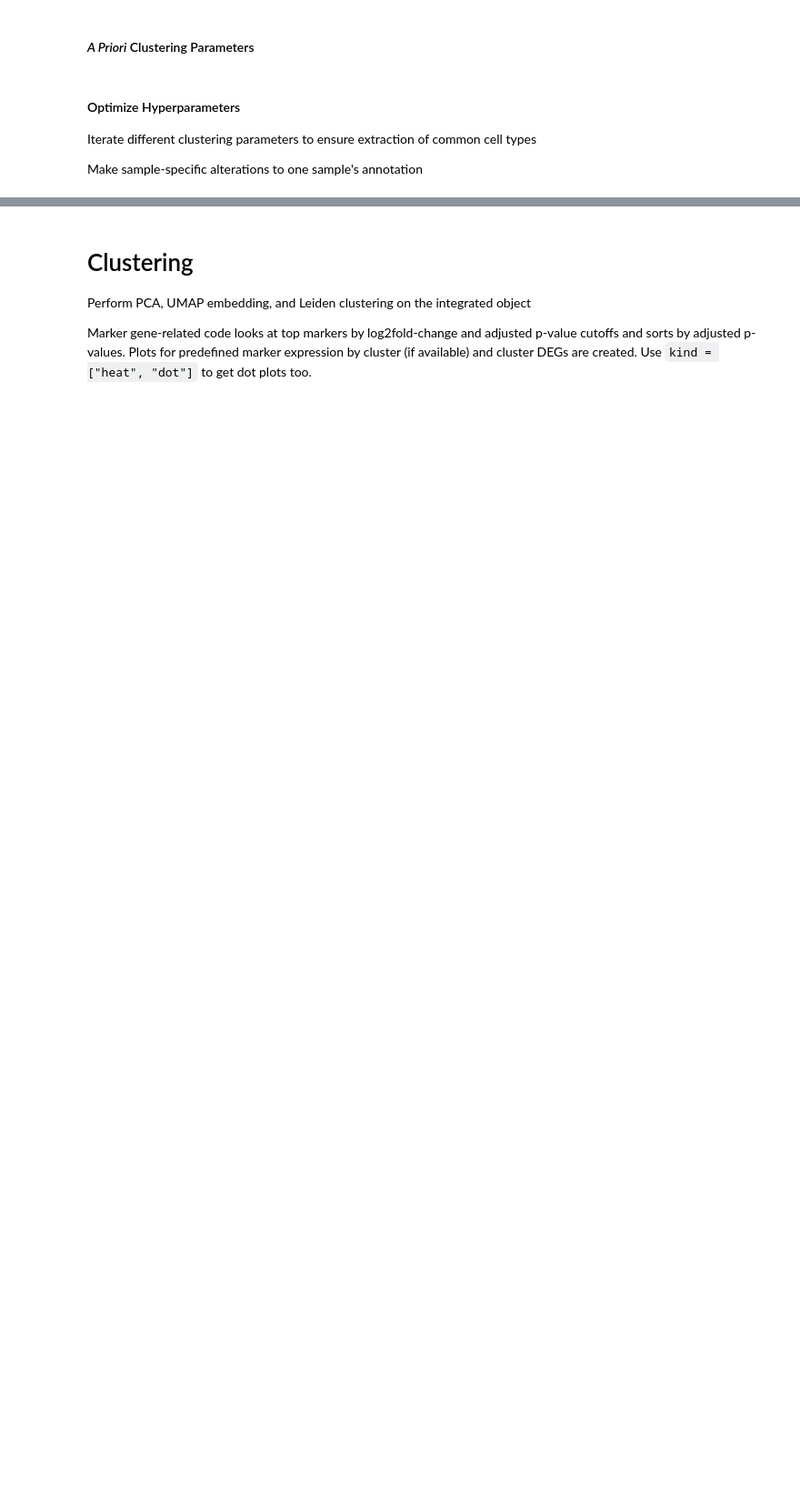
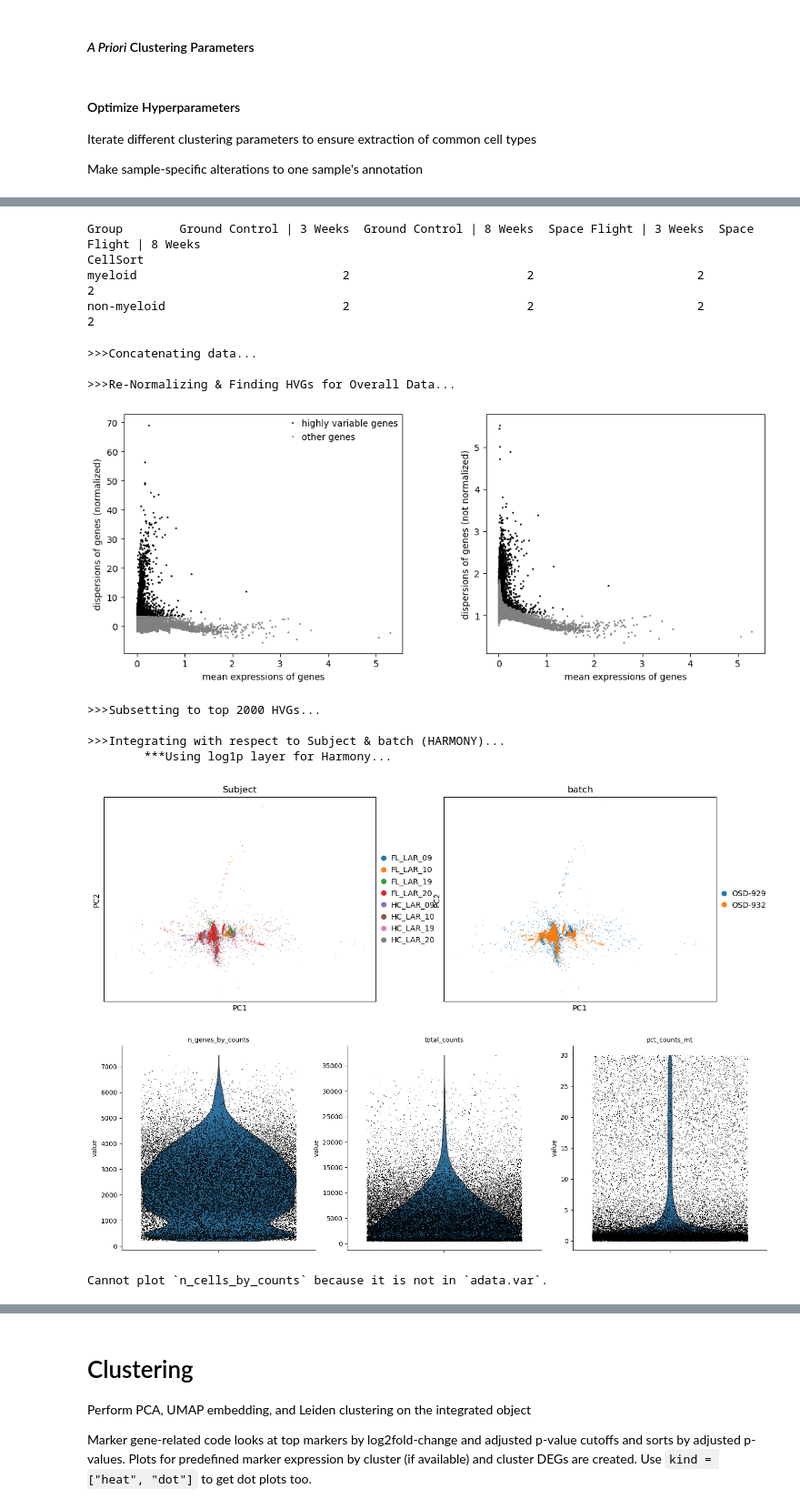
Before and after one commit to OpenScienceDataRepo/Brain_AWG, a Jupyter notebook: Senescence/create_object_929_932.ipynb, the cells around one changed output, grey strips where cells are left out. Shown at 91% size. Drawn from its saved outputs; the diff is of its cells as text; code cells hidden in the pictures; blank space fills up the shorter version.

```diff
--- a/Senescence/create_object_929_932.ipynb
+++ b/Senescence/create_object_929_932.ipynb
@@ -277,6 +298,10 @@ if "Neuron" in mks_collapsed and "Excitatory" in mks_collapsed and \
         "Excitatory"]).union(mks_collapsed["Inhibitory"])
 _ = mks_collapsed.pop("Excitatory", None)
 _ = mks_collapsed.pop("Inhibitory", None)
+if "Oligodendrocyte" in mks_collapsed and "OPC" in mks_collapsed:
+    mks_collapsed["Oligodendrocyte"] = mks_collapsed["Oligodendrocyte"].union(
+        mks_collapsed["OPC"])
+_ = mks_collapsed.pop("OPC", None)
 
 # Check Inputs
 if model_celltypist == "Mouse_Whole_Brain.pkl" and species != "Mouse":
@@ -394,10 +521,10 @@ Also include arguments to run a PCA on individual samples before integrating.
 # Options
 bounds = descriptives[["2.5%", "97.5%"]].apply(lambda x: list(
     x), axis=1).unstack("Variable")  # list top/bottom 5% (~sample, variable)
-abs_min_cells = 20  # regardless of %ile, minimum cells to retain gene
+abs_min_cells = 1  # regardless of %ile, minimum cells to retain gene
 abs_min_genes = 200  # regardless of %ile, minimum genes to retain cell
-abs_min_count = 300  # regardless of %ile, minimum counts to retain cell
-abs_max_mt = 10  # regardless of %ile, absolute maximum mitochonrial content
+abs_min_count = 500  # regardless of %ile, minimum counts to retain cell
+abs_max_mt = 30  # regardless of %ile, absolute maximum mitochonrial content
 n_top_genes = 2000  # number of top genes to count as HVGs
 
 # Set Thresholds
@@ -482,15 +610,16 @@ for x in files:  # iterate sample files
 # Decide Join Method
 shared_genes = set.intersection(*var_names)  # genes in all after filtering
 all_genes = set.union(*var_names)  # genes in any post-filter sample
-print(f"{len(shared_genes)} genes present in all samples post-filtering (out"
-      f" of {len(all_genes)} total genes present in any post-filter sample)")
-join_method = "inner" if len(shared_genes) / len(all_genes) >= 0.5 else \
-    "outer"  # outer join if <1/2 of genes shared across all samples
+print(f"\n\n{len(shared_genes)} genes present in all samples post-filtering ("
+      f"out of {len(all_genes)} total genes in any post-filter sample)\n\n")
+# join_method = "inner" if len(shared_genes) / len(all_genes) >= 0.5 else \
+#     "outer"  # outer join if <1/2 of genes shared across all samples
+join_method = "inner"
 
 # Number of Cells
 n_cells = pd.DataFrame({x: pd.Series({
-    "n_cells_original": adatas[x].obs["n_cells_original_sample"].iloc[0],
-    "n_cells": adatas[x].obs.shape[0]}) for x in adatas}).T
+    "n_cells_original": adatas[x].obs[f"n_cells_original_{col_sample}"].iloc[
+        0], "n_cells": adatas[x].obs.shape[0]}) for x in adatas}).T
 n_cells = n_cells.assign(percent_cells_retained=100 * round(n_cells[
     "n_cells"] / n_cells["n_cells_original"], 2))
 print(f"\n\n\n{'=' * 80}\n# Cells Post-Processing\n{'=' * 80}\n\n")
@@ -715,40 +1109,66 @@ kws_vi = {"early_stopping": True,
           "continuous_covariate_keys": covariates_continuous,
           "n_latent": 40, "n_hidden": 400}  # scVI/scANVI arguments
 if covariates_categorical is not None:
-    print(metadata[0][covariates_categorical + [
+    print(metadata_combined[covariates_categorical + [
         col_group]].value_counts().unstack(col_group).replace(
             np.nan, 0).astype(int))
+
 kws_integrate = {
     "col_celltype": cci_scanvi if cct_available else None,
-    "flavor": "scanvi",
+    # "flavor": "scanvi",
     # "flavor": "scvi",
     # "flavor": "scanorama",
-    # "flavor": "harmony",
+    "flavor": "harmony",
     "kws_pp": None, "kws_cluster": None,
     "vars_regress_out": vars_regress_out,
     "max_value": 10, "zero_center": True, "target_sum": 1e4,
     "n_top_genes": n_top_genes,
     "join": join_method, "merge": "same",
-    "col_batch": None,  # suppress using batch as covariate
     "drop_non_hvgs": True,  # just for the integration part
     "use_rapids": True,
     "fill_value": np.nan if join_method == "outer" else None,
-    "out_file": file_concat, **kws_vi
+    "out_file": file_concat if ondisk is True else None
 }
+if kws_integrate["flavor"] != "harmony":
+    kws_integrate.update(kws_vi)
+    kws_integrate["col_batch"] = None  # suppress using batch as covariate
+else:
+    kws_integrate["col_sample"] = col_sample
+    kws_integrate["col_subject"] = col_subject
+    kws_integrate["col_batch"] = col_batch
 
 # If scVI/scANVI Integration & Individual Annotations Available
 if kws_integrate["flavor"] in ["scvi", "scanvi"] and cct_available is True:
     kws_integrate.update({"unlabeled_category": unlabeled_cat})
 
 # Integrate & Store Integration Parameters in Object
-self = scflow.Rna(files_individual, col_sample=col_sample,
+self = scflow.Rna(files_individual if ondisk is True else adatas,
+                  col_sample=col_sample, col_subject=col_subject,
                   col_batch=col_batch, kws_integrate=kws_integrate)
 self.rna.obs = self.rna.obs.assign(kws_integrate=str(kws_integrate))
 
 # Write Files for Processed/Integrated Objects?
 if overwrite is True or not os.path.exists(file_new):
     self.rna.write_h5ad(file_new)
+if ondisk is False:
+    del adatas
 
 # Display
 print(self.rna)
 self.rna.obs
+# %% [output]
+Group        Ground Control | 3 Weeks  Ground Control | 8 Weeks  Space Flight | 3 Weeks  Space Flight | 8 Weeks
+CellSort
+myeloid                             2                         2                       2                       2
+non-myeloid                         2                         2                       2                       2
+>>>Concatenating data...
+
+>>>Re-Normalizing & Finding HVGs for Overall Data...
+[figure, added]
+>>>Subsetting to top 2000 HVGs...
+
+>>>Integrating with respect to Subject & batch (HARMONY)...
+        ***Using log1p layer for Harmony...
+[figure, added]
+[figure, added]
+Cannot plot `n_cells_by_counts` because it is not in `adata.var`.
```
Also changed, not shown: parts of 22 cells of this notebook, 3 other files.
